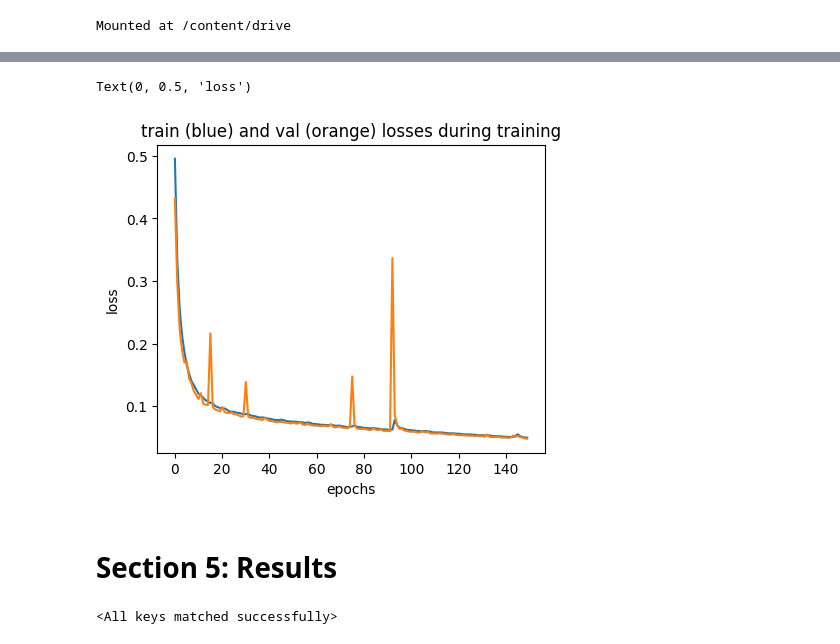
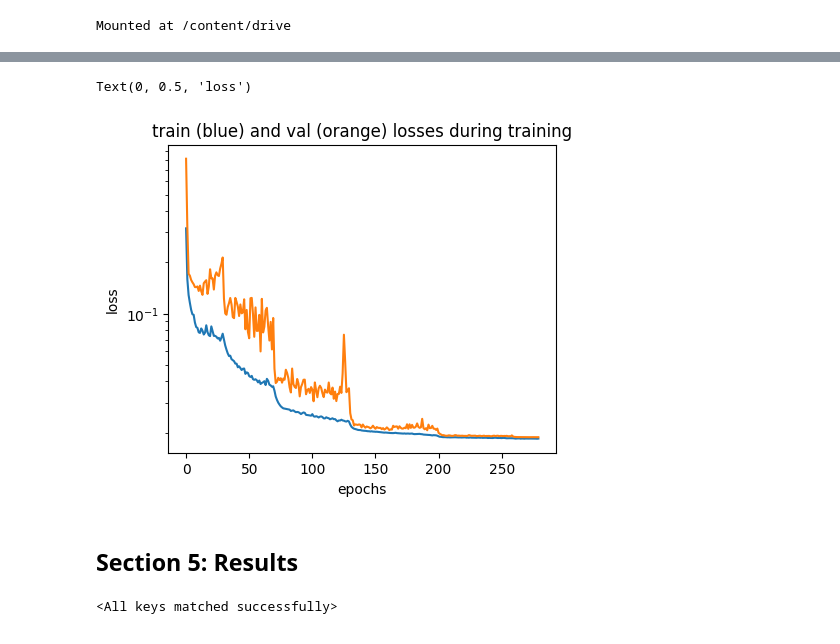
Before and after one commit to francescodalmonte/Computer-Vision-miscellanea, a Jupyter notebook: STPM_for_AD_demo.ipynb, the cells around one changed output, grey strips where cells are left out. Cells and saved outputs as stored; diff of their text form; code cells hidden in the pictures.

```diff
--- a/STPM_for_AD_demo.ipynb
+++ b/STPM_for_AD_demo.ipynb
@@ -336,11 +336,12 @@ def train_step(model_t,
     """Train the model for one epoch."""
 
     loss_super = []
+    n_samples_super = []
 
     model_s.train() # only student model is trained
 
     for idx_batch, (x, y, mask) in enumerate(dataloader):
-        n_samples = len(x)
+        n_samples = len(y)
 
         # forward pass
         optimizer.zero_grad()
@@ -353,13 +354,14 @@ def train_step(model_t,
         optimizer.step()
 
         # log and store current values
-        loss_super.append(loss.cpu().detach().numpy())
+        n_samples_super.append(n_samples)
+        loss_super.append(loss.cpu().detach().numpy()*n_samples)
 
         if log_interval>0:
             if idx_batch%log_interval==0:
                 print(f"TRAIN batch {idx_batch}/{len(dataloader)} - loss: {loss}")
 
-    return {"avg_loss": np.mean(loss_super)}
+    return {"avg_loss": np.sum(loss_super)/np.sum(n_samples_super)}
 # %%
 def val_step(model_t,
              model_s,
@@ -368,12 +370,13 @@ def val_step(model_t,
     """Single model validation step."""
 
     loss_super = []
+    n_samples_super = []
 
     model_s.eval()
 
     with torch.no_grad():
         for idx_batch, (x, y, mask) in enumerate(dataloader):
-            n_samples = len(x)
+            n_samples = len(y)
 
             # forward pass
             features_t = model_t(x.to(device))
@@ -381,9 +384,10 @@ def val_step(model_t,
             loss = total_loss(features_s, features_t)
 
             # log and store current values
-            loss_super.append(loss.cpu().detach().numpy())
+            n_samples_super.append(n_samples)
+            loss_super.append(loss.cpu().detach().numpy()*n_samples)
 
-    return {"avg_loss": np.mean(loss_super)}
+    return {"avg_loss": np.sum(loss_super)/np.sum(n_samples_super)}
 # %%
 def train_loop(model_t,
                model_s,
@@ -423,17 +427,20 @@ def train_loop(model_t,
         lr = optimizer.param_groups[0]['lr']
 
         if lr_scheduler is not None:
-            lr_scheduler.step(val_dict["avg_loss"])
+            lr_scheduler.step()
 
         # save checkpoint if perfosmances improved on val set
         if val_dict["avg_loss"] < best_val:
             best_val = val_dict["avg_loss"]
             torch.save(model_s.state_dict(), f"checkpoints/{name_train}.ckpt")
+            msg = " (**ckpt)"
+        else:
+            msg = " "
 
         if verbose:
             elapsed = time.time()-start_time
             print(f"Epoch: {epoch} - TRAIN loss: {train_dict['avg_loss']:.6f} - VAL loss: {val_dict['avg_loss']:.6f} - LR: {lr:.6f}" , end=" - ")
-            print(f"elapsed time: {elapsed:.4f} s")
+            print(f"elapsed time: {elapsed:.4f} s {msg}")
 
     return {"losses_train": losses_train,
             "losses_val": losses_val
@@ -452,11 +459,10 @@ _ = teacher_net.eval() # teacher model will always remain in eval mode
 # MISS: Hyperparameter optimization strategy (these parameters were manually tuned)
 
 name_train = "KD_student"
-num_epochs = 150
-lr = 0.2
-optimizer = torch.optim.SGD(student_net.parameters(), lr=lr, momentum=0.9, weight_decay=0.0001)
-lr_scheduler = torch.optim.lr_scheduler.ReduceLROnPlateau(optimizer, mode="min", factor=0.2,
-                                                          patience=10, threshold=0.002, threshold_mode='rel')
+num_epochs = 280
+lr = 0.055
+optimizer = torch.optim.Adam(student_net.parameters(), lr=lr, weight_decay=0.0001)
+lr_scheduler = torch.optim.lr_scheduler.MultiStepLR(optimizer, [30, 70, 130, 200, 260], gamma=0.18)
 # %%
 train_dict = train_loop(teacher_net,
                         student_net,
@@ -490,15 +496,16 @@ Epoch: 150 - TRAIN loss: 0.050034 - VAL loss: 0.048261 - LR: 0.200000 - elapsed
 # %%
 fig, ax = plt.subplots(figsize=(5,4))
 ax.set_title("train (blue) and val (orange) losses during training")
 ax.plot(train_dict["losses_train"], c="tab:blue")
 ax.plot(train_dict["losses_val"], c="tab:orange")
+ax.set_yscale("log")
 ax.set_xlabel("epochs")
 ax.set_ylabel("loss")
 # %% [output]
 Text(0, 0.5, 'loss')
-[figure, old version]
+[figure, new version]
 # %% [markdown]
-# Section 5: Results
+## Section 5: **Results**
 # %%
 #!cp "/content/drive/My Drive/Colab_Notebooks/progetto_asperti/KD_student.ckpt" "KD_student.ckpt"
 
```
Also changed, not shown: parts of 11 cells of this notebook.
